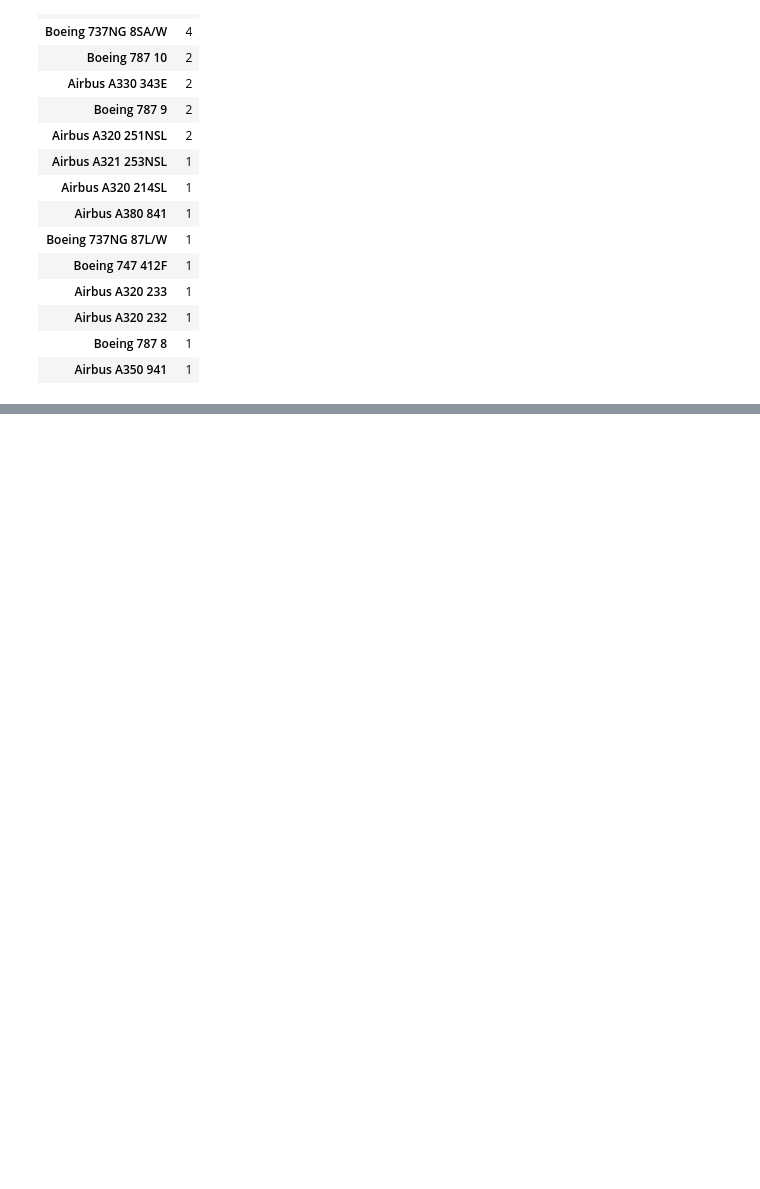
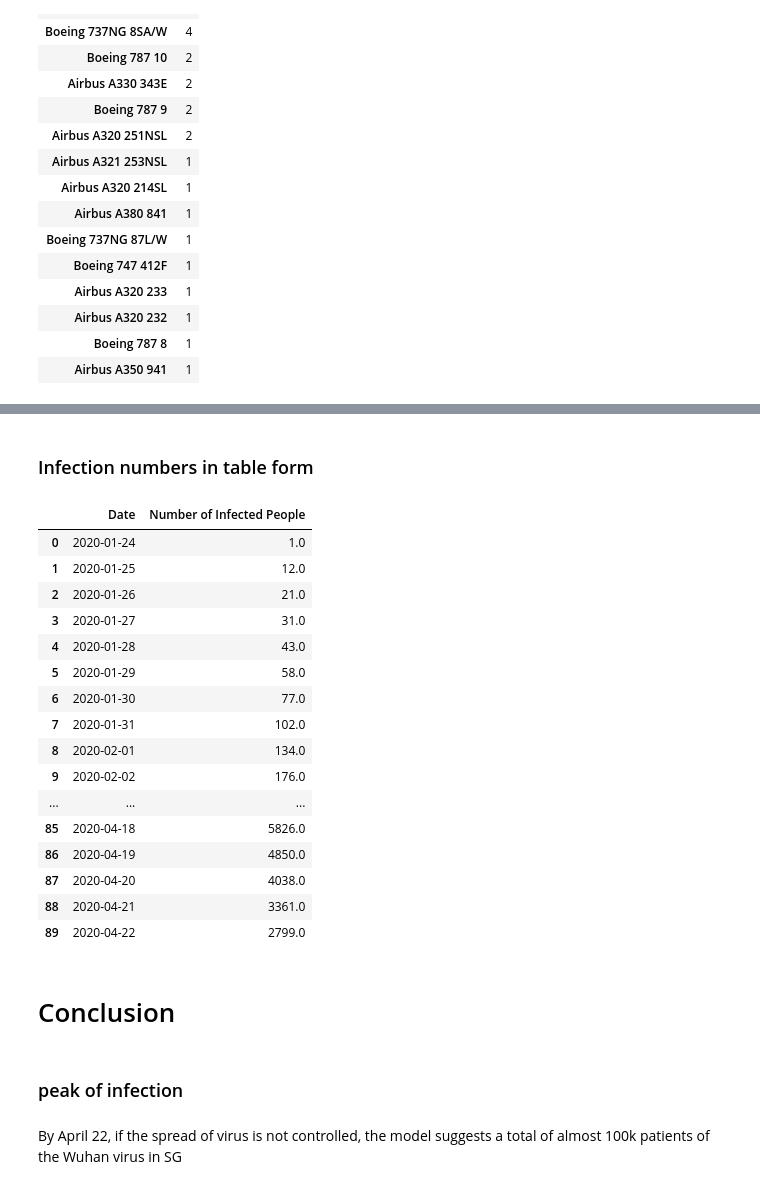
Before and after one commit to leebond/Wuhan-zhhh-wuh-outbound-flight-analysis, a Jupyter notebook: Wuhan Outbound Flights Analysis.ipynb, the cells around one changed output, grey strips where cells are left out. Cells and saved outputs as stored; diff of their text form; code cells hidden in the pictures; blank space fills up the shorter version.

Commit message:
seir model simulation

```diff
--- a/Wuhan Outbound Flights Analysis.ipynb
+++ b/Wuhan Outbound Flights Analysis.ipynb
@@ -219,0 +333,31 @@ sg_inb.groupby('Mdl').agg({'Id':'nunique'}).sort_values(by='Id', ascending = Fal
+# %% [markdown]
+### Infection numbers in table form
+# %%
+graph_values = pd.DataFrame(list(zip(dates, I)))
+graph_values.iloc[:,1] = np.ceil(graph_values.iloc[:,1])
+graph_values.columns = ['Date', 'Number of Infected People']
+graph_values
+# %% [output]
+|  | Date | Number of Infected People |
+| 0 | 2020-01-24 | 1.0 |
+| 1 | 2020-01-25 | 12.0 |
+| 2 | 2020-01-26 | 21.0 |
+| 3 | 2020-01-27 | 31.0 |
+| 4 | 2020-01-28 | 43.0 |
+| 5 | 2020-01-29 | 58.0 |
+| 6 | 2020-01-30 | 77.0 |
+| 7 | 2020-01-31 | 102.0 |
+| 8 | 2020-02-01 | 134.0 |
+| 9 | 2020-02-02 | 176.0 |
+| ... | ... | ... |
+| 85 | 2020-04-18 | 5826.0 |
+| 86 | 2020-04-19 | 4850.0 |
+| 87 | 2020-04-20 | 4038.0 |
+| 88 | 2020-04-21 | 3361.0 |
+| 89 | 2020-04-22 | 2799.0 |
+# %% [markdown]
+# Conclusion
+# %% [markdown]
+### peak of infection
+# %% [markdown]
+By April 22, if the spread of virus is not controlled, the model suggests a total of almost 100k patients of the Wuhan virus in SG
```
Also changed, not shown: parts of 25 cells of this notebook.
